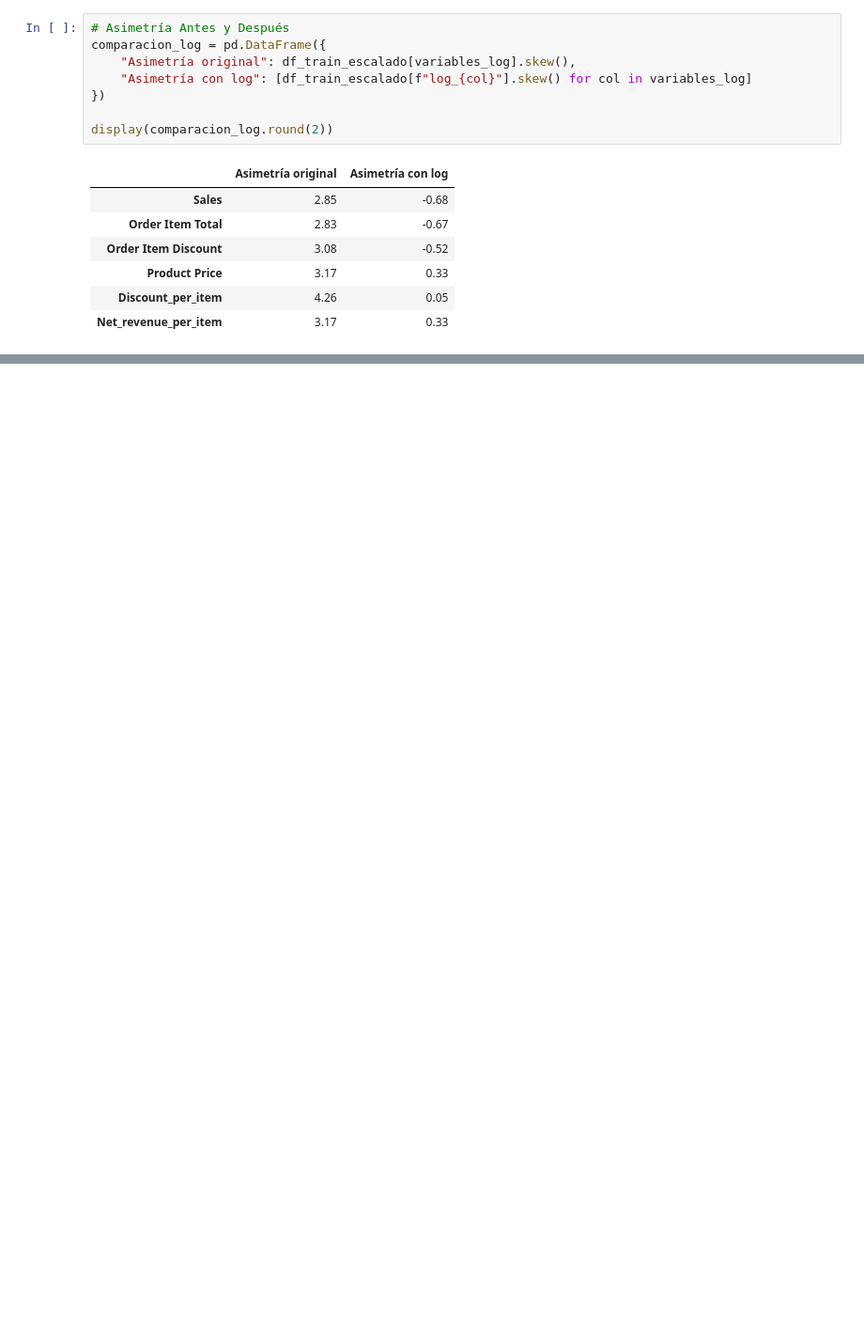
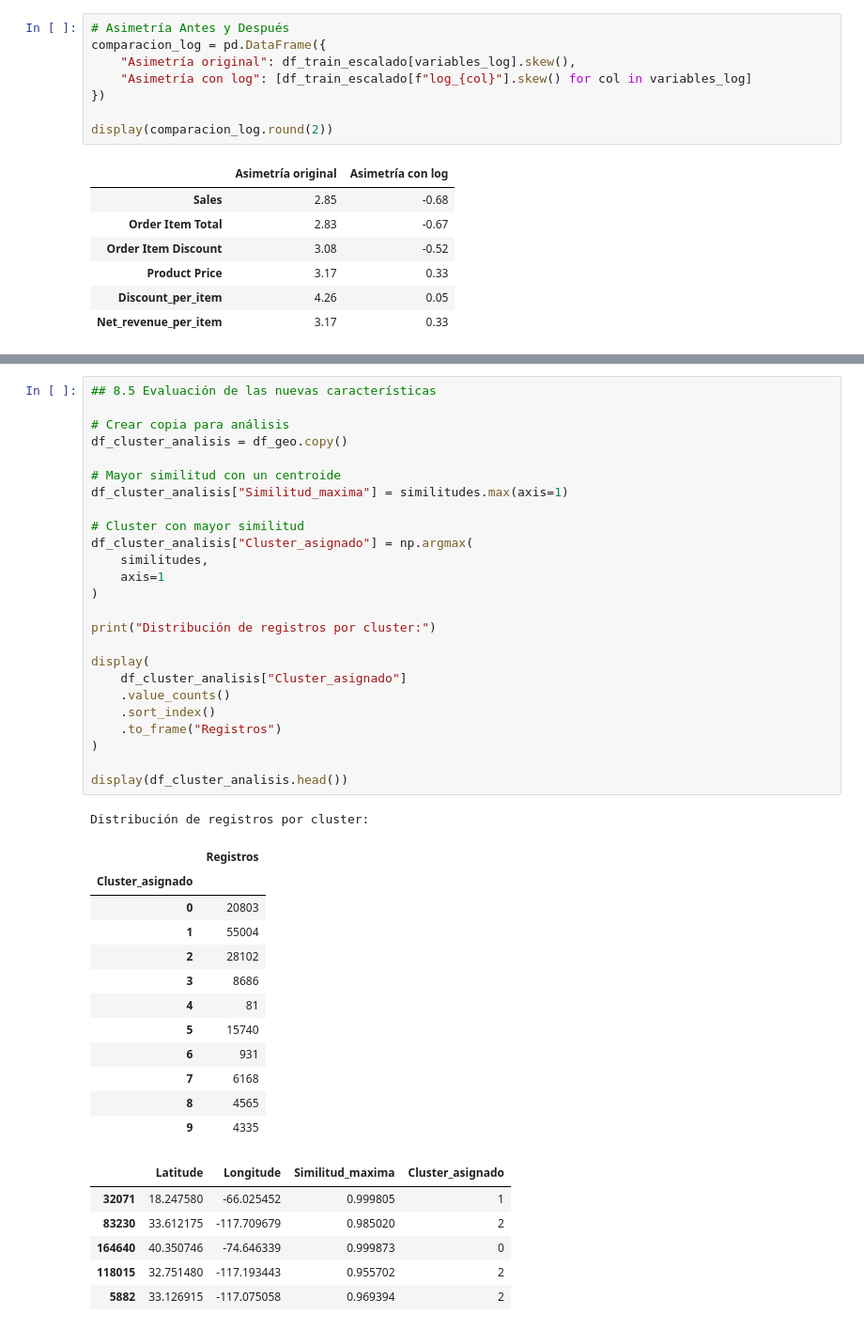
Before and after one commit to JB1302/Big-Data-G2, a Jupyter notebook: ProyectoDataCo.ipynb, the cells around one changed output, grey strips where cells are left out. Shown at 94% size. Saved outputs shown, nothing was run; the diff lists cells and outputs as text; blank space fills up the shorter version.

```diff
--- a/ProyectoDataCo.ipynb
+++ b/ProyectoDataCo.ipynb
@@ -1973,0 +2180,45 @@ Se conservaron las columnas originales y se agregaron las nuevas con el prefijo
+# %%
+## 8.5 Evaluación de las nuevas características
+
+# Crear copia para análisis
+df_cluster_analisis = df_geo.copy()
+
+# Mayor similitud con un centroide
+df_cluster_analisis["Similitud_maxima"] = similitudes.max(axis=1)
+
+# Cluster con mayor similitud
+df_cluster_analisis["Cluster_asignado"] = np.argmax(
+    similitudes,
+    axis=1
+)
+
+print("Distribución de registros por cluster:")
+
+display(
+    df_cluster_analisis["Cluster_asignado"]
+    .value_counts()
+    .sort_index()
+    .to_frame("Registros")
+)
+
+display(df_cluster_analisis.head())
+# %% [output]
+Distribución de registros por cluster:
+|  | Registros |
+| Cluster_asignado |  |
+| 0 | 20803 |
+| 1 | 55004 |
+| 2 | 28102 |
+| 3 | 8686 |
+| 4 | 81 |
+| 5 | 15740 |
+| 6 | 931 |
+| 7 | 6168 |
+| 8 | 4565 |
+| 9 | 4335 |
+|  | Latitude | Longitude | Similitud_maxima | Cluster_asignado |
+| 32071 | 18.247580 | -66.025452 | 0.999805 | 1 |
+| 83230 | 33.612175 | -117.709679 | 0.985020 | 2 |
+| 164640 | 40.350746 | -74.646339 | 0.999873 | 0 |
+| 118015 | 32.751480 | -117.193443 | 0.955702 | 2 |
+| 5882 | 33.126915 | -117.075058 | 0.969394 | 2 |
```
Also changed, not shown: parts of 22 cells of this notebook.
